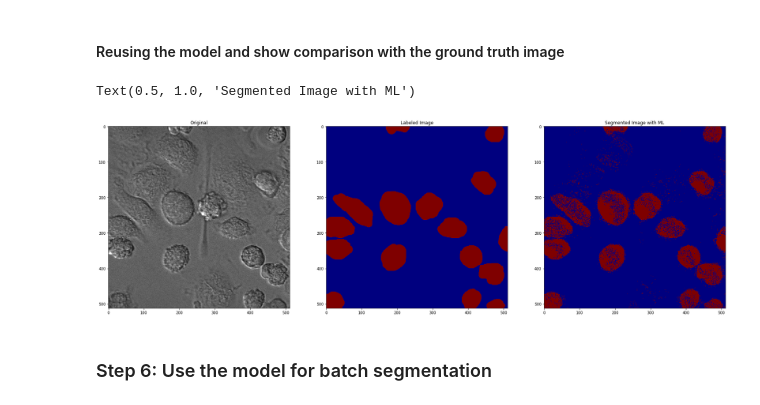
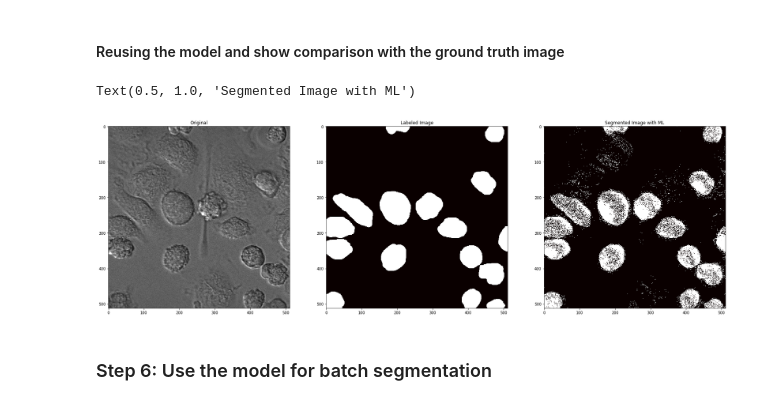
Before and after one commit to UniversalBuilder/Python-and-Microscopy, a Jupyter notebook: Image segmentation using ML.ipynb, the cells around one changed output. Saved outputs shown, nothing was run; the diff lists cells and outputs as text; code cells hidden in the pictures.

```diff
--- a/Image segmentation using ML.ipynb
+++ b/Image segmentation using ML.ipynb
@@ -230,20 +230,20 @@ new_prediction = loaded_model.predict(X)
 # %%
 segmented_img = new_prediction.reshape((img_grayscale.shape))
 
 fig = plt.figure(figsize=(30,10))
 fig.add_subplot(1,3,1)
 plt.imshow(img_grayscale, cmap='gray')
 plt.title('Original')
 
 fig.add_subplot(1,3,2)
-plt.imshow(labeled_img_grayscale, cmap='jet')
+plt.imshow(labeled_img_grayscale, cmap='hot')
 plt.title('Labeled Image')
 
 fig.add_subplot(1,3,3)
-plt.imshow(segmented_img, cmap='jet')
+plt.imshow(segmented_img, cmap='hot')
 plt.title('Segmented Image with ML')
 # %% [output]
 Text(0.5, 1.0, 'Segmented Image with ML')
-[figure, old version]
+[figure, new version]
 # %% [markdown]
 ### Step 6: Use the model for batch segmentation
```
